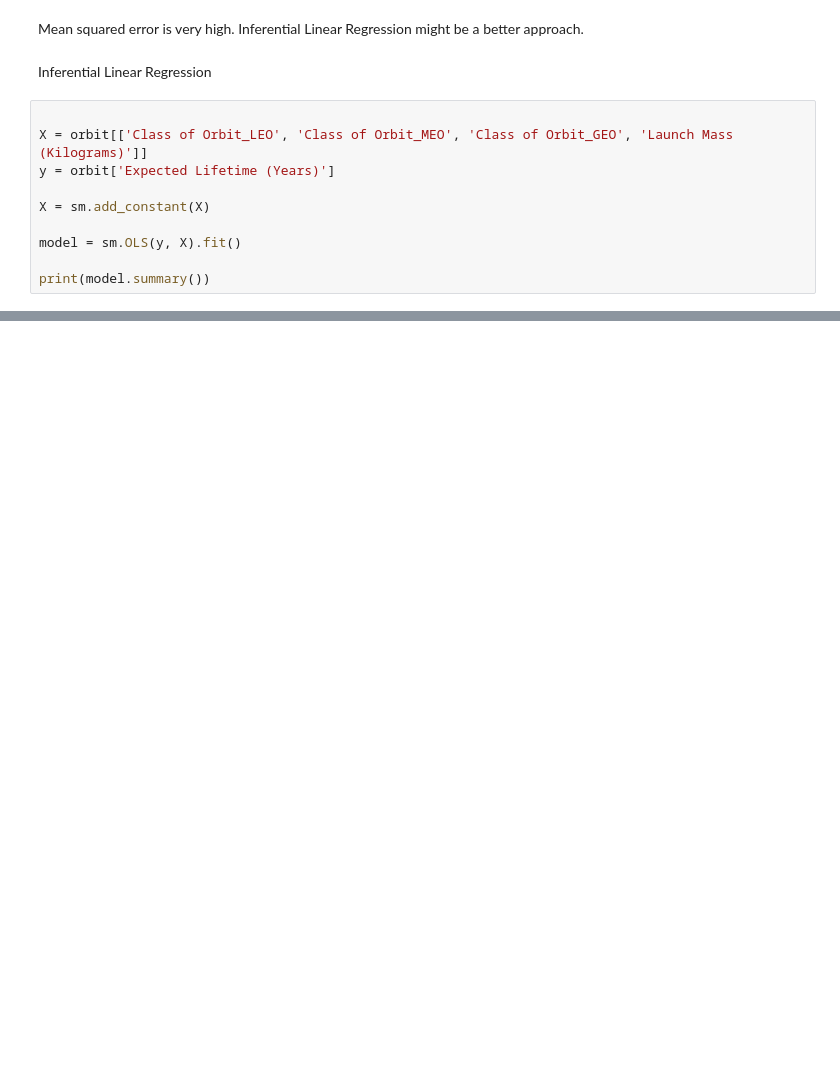
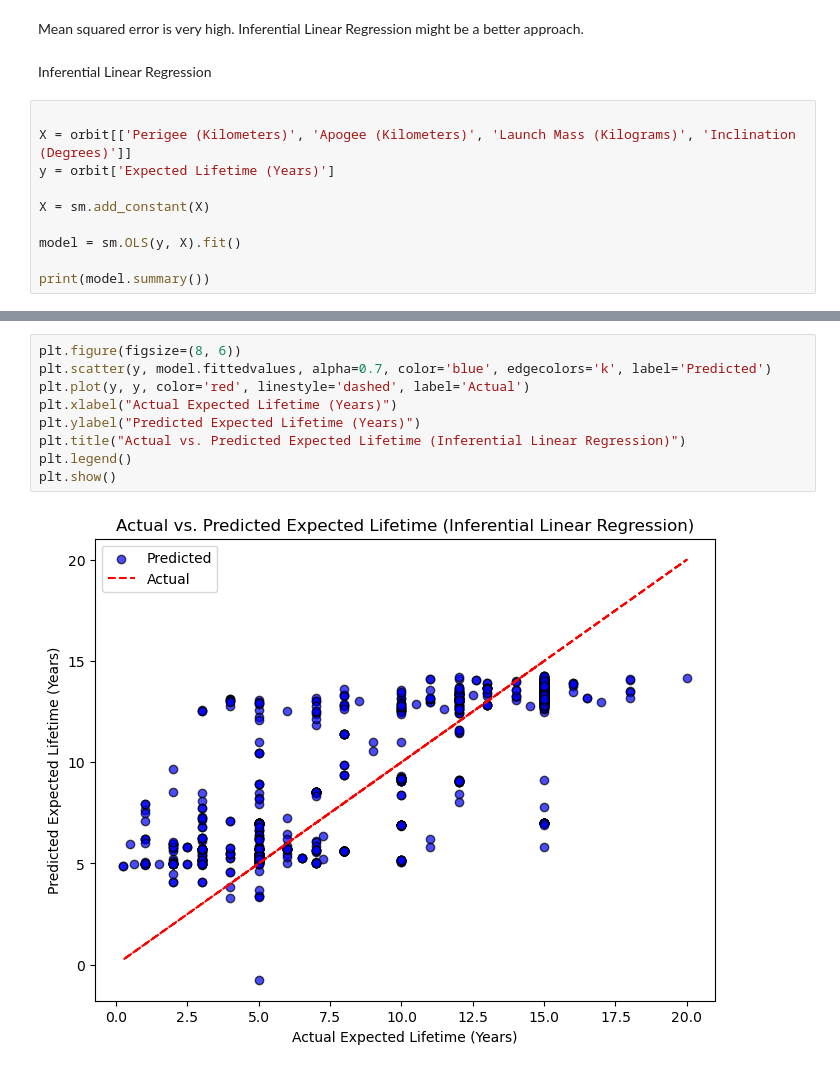
Before and after one commit to joshlynj/active_satellites, a Jupyter notebook: notebooks/EDA.ipynb, the cells around one changed output, grey strips where cells are left out. Drawn from its saved outputs; the diff is of its cells as text; blank space fills up the shorter version.

Commit message:
added regression graph

```diff
--- a/notebooks/EDA.ipynb
+++ b/notebooks/EDA.ipynb
@@ -532,7 +553,7 @@ Mean squared error is very high. Inferential Linear Regression might be a better
 Inferential Linear Regression
 # %%
 
-X = orbit[['Class of Orbit_LEO', 'Class of Orbit_MEO', 'Class of Orbit_GEO', 'Launch Mass (Kilograms)']]
+X = orbit[['Perigee (Kilometers)', 'Apogee (Kilometers)', 'Launch Mass (Kilograms)', 'Inclination (Degrees)']]
 y = orbit['Expected Lifetime (Years)']
 
 X = sm.add_constant(X)
@@ -560 +581,12 @@ Notes:
 strong multicollinearity or other numerical problems.
+# %%
+plt.figure(figsize=(8, 6))
+plt.scatter(y, model.fittedvalues, alpha=0.7, color='blue', edgecolors='k', label='Predicted')
+plt.plot(y, y, color='red', linestyle='dashed', label='Actual')
+plt.xlabel("Actual Expected Lifetime (Years)")
+plt.ylabel("Predicted Expected Lifetime (Years)")
+plt.title("Actual vs. Predicted Expected Lifetime (Inferential Linear Regression)")
+plt.legend()
+plt.show()
+# %% [output]
+[figure, added]
```
Also changed, not shown: parts of 3 cells of this notebook.
